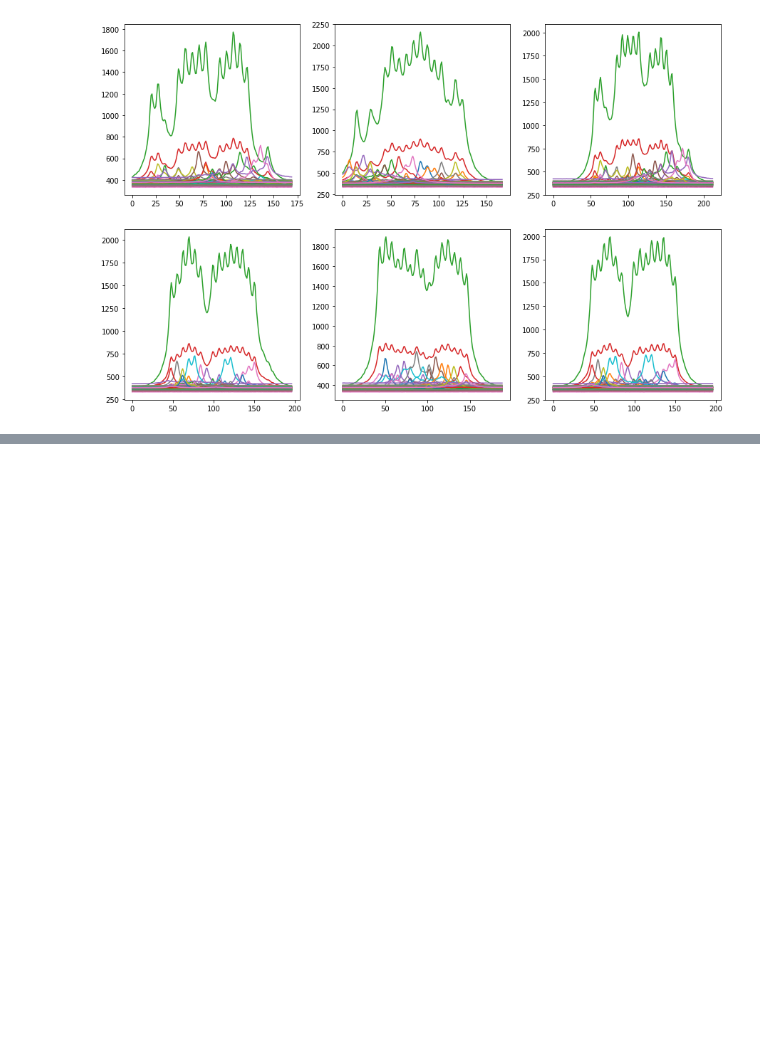
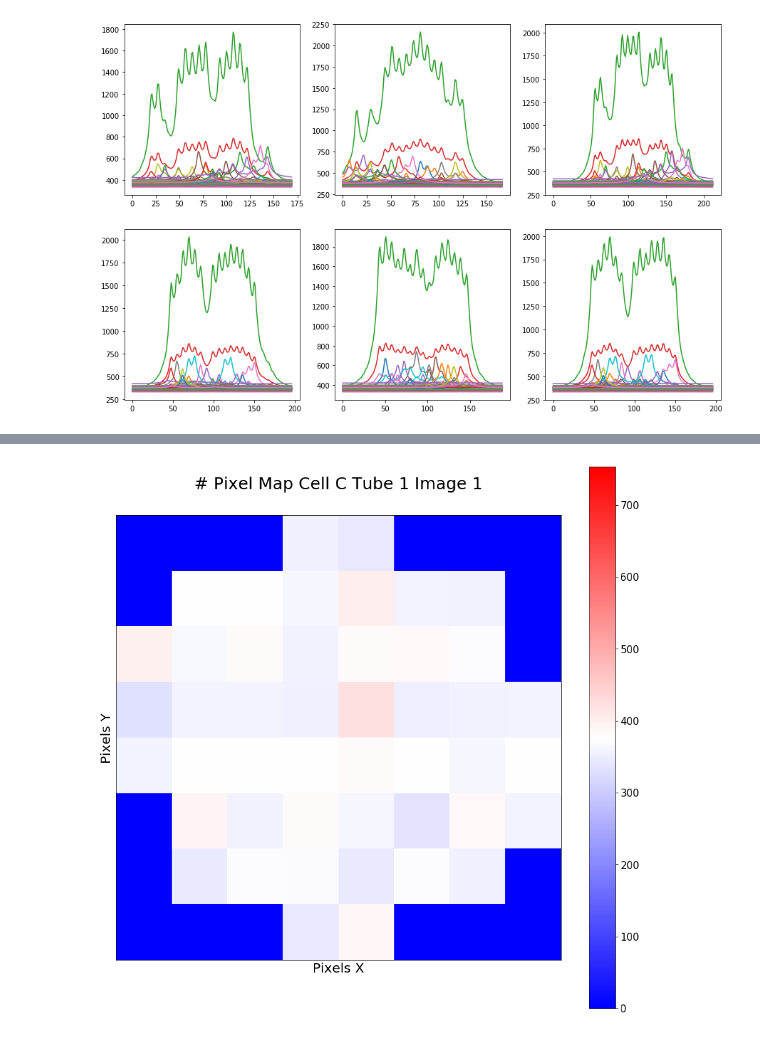
Before and after one commit to Creison-Maique/MultiAnodePMT, a Jupyter notebook: BC1/notebooks/separate_BC.ipynb, the cells around one changed output, grey strips where cells are left out. Saved outputs shown, nothing was run; the diff lists cells and outputs as text; code cells hidden in the pictures; blank space fills up the shorter version.

Commit message:
Plot Image

```diff
--- a/BC1/notebooks/separate_BC.ipynb
+++ b/BC1/notebooks/separate_BC.ipynb
@@ -418,0 +421,42 @@ WARNING:matplotlib.animation:MovieWriter ffmpeg unavailable.
+# %%
+cells_name = results.keys()
+split = input_name_json.split('.')
+run_number = split[1][2:7]
+
+
+fig, ax = plt.subplots(figsize=(15,15))
+#create colorbar
+rm = plt.cm.ScalarMappable(cmap='bwr',norm=plt.Normalize(vmin=0,vmax=min_max_value[1]))
+rm._A = []
+cb=plt.colorbar(rm)
+cb.ax.tick_params(labelsize=15)
+tick_locator = ticker.MaxNLocator(nbins=8)
+cb.locator = tick_locator
+cb.update_ticks()
+
+
+imagens = []
+
+for n_tubes in range(1):
+    for l in range(1):
+
+
+            #ma_pmt_image receives array from imported file after passing through "create image"
+            ma_pmt_image = results["DataC"]["tensor"][n_tubes][:,:,l]
+
+
+            #Create the image
+            im = ax.matshow(ma_pmt_image,cmap='bwr' , vmin=0, vmax=min_max_value[1])
+            X= str(l+1)
+
+
+            #Sets image margins size
+            plt.title("# Pixel Map Cell C Tube "+ str(n_tubes+1) +" Image "+X , fontsize = 25)
+            plt.xticks([])
+            plt.yticks([])
+            plt.xlabel("Pixels X",fontsize=20)
+            plt.ylabel("Pixels Y",fontsize=20)
+
+plt.show()
+# %% [output]
+[figure, added]
```
Also changed, not shown: parts of 3 cells of this notebook, 1 other file.
